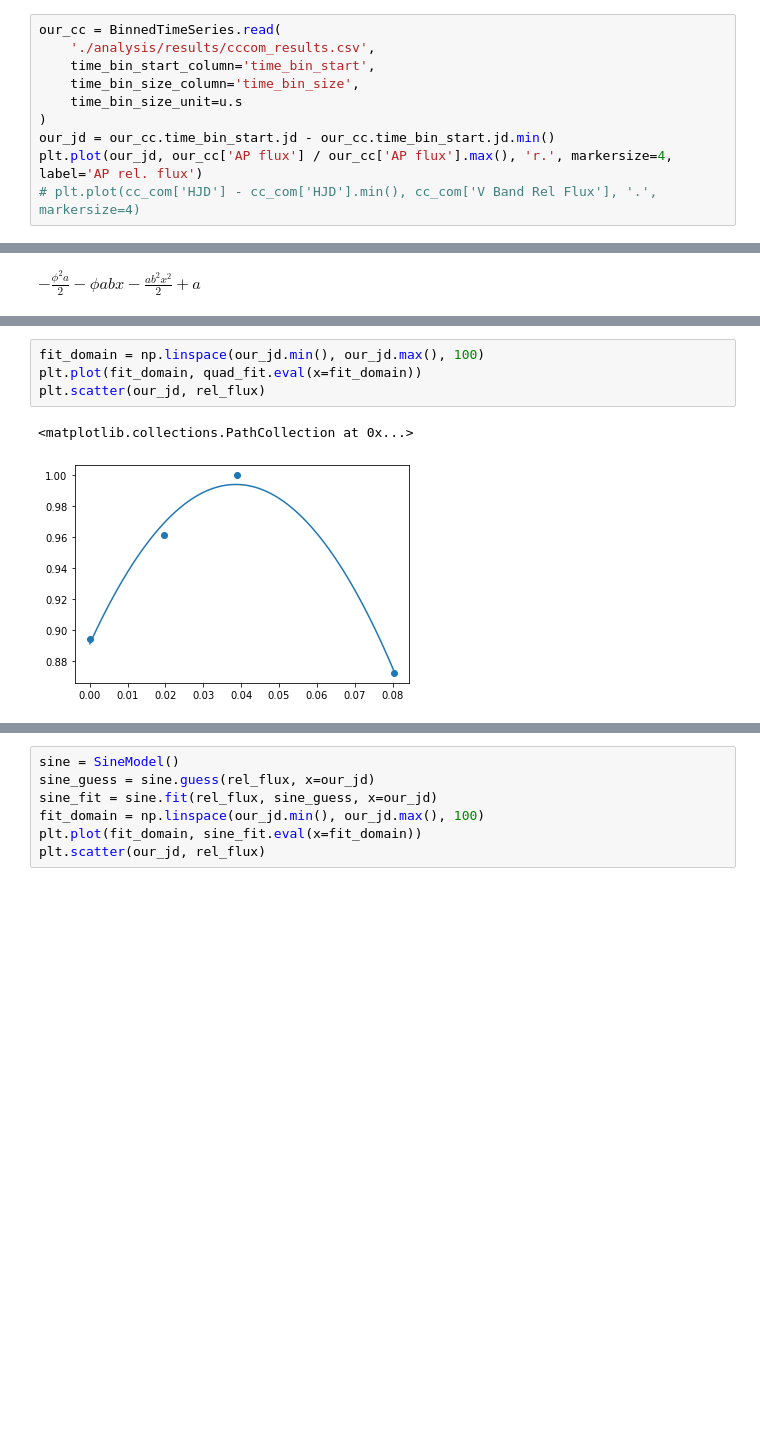
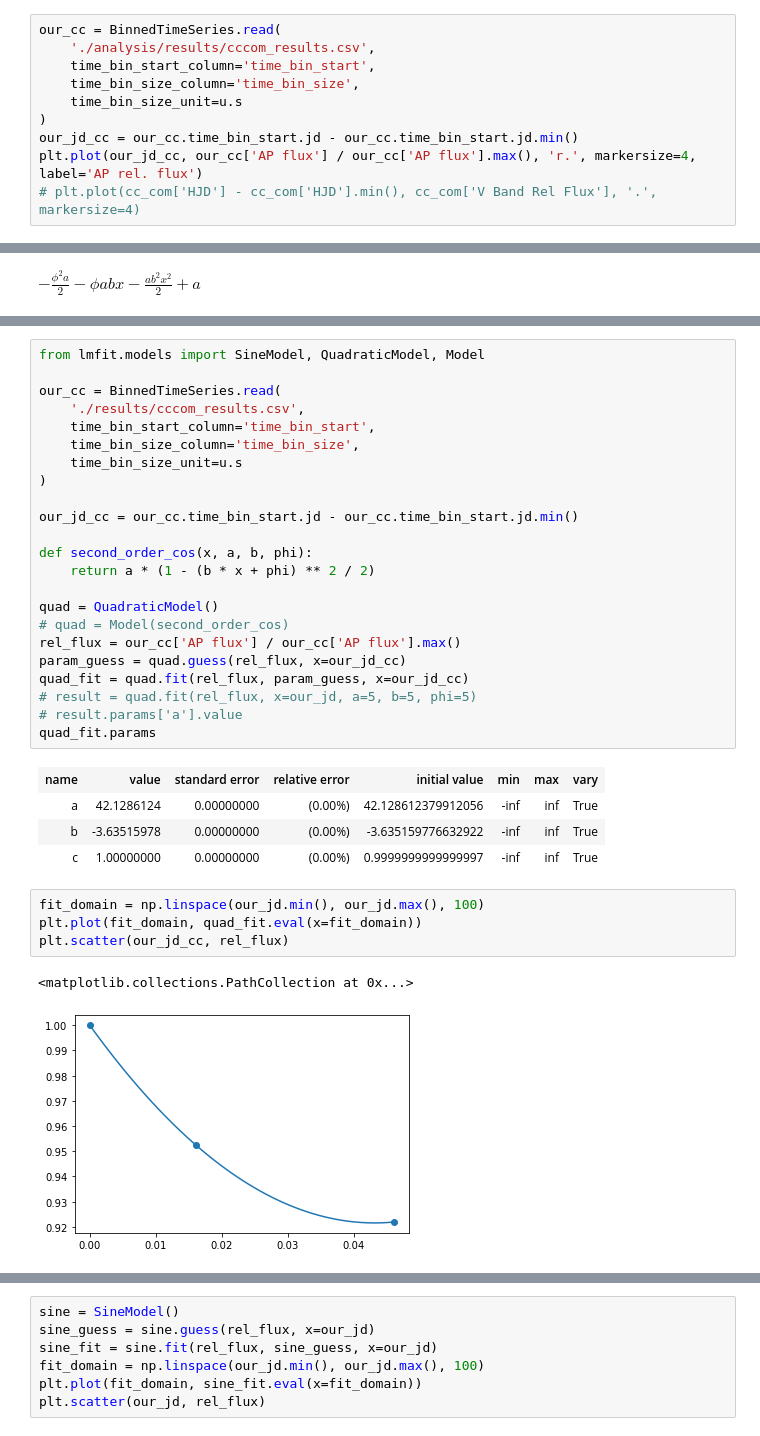
Before and after one commit to matt-ketk/astr-480, a Jupyter notebook: analysis/lightcurve_comparison.ipynb, the cells around one changed output, grey strips where cells are left out. Saved outputs shown, nothing was run; the diff lists cells and outputs as text; blank space fills up the shorter version.

```diff
--- a/analysis/lightcurve_comparison.ipynb
+++ b/analysis/lightcurve_comparison.ipynb
@@ -71,8 +71,8 @@ our_cc = BinnedTimeSeries.read(
     time_bin_size_column='time_bin_size',
     time_bin_size_unit=u.s
 )
-our_jd = our_cc.time_bin_start.jd - our_cc.time_bin_start.jd.min()
-plt.plot(our_jd, our_cc['AP flux'] / our_cc['AP flux'].max(), 'r.', markersize=4, label='AP rel. flux')
+our_jd_cc = our_cc.time_bin_start.jd - our_cc.time_bin_start.jd.min()
+plt.plot(our_jd_cc, our_cc['AP flux'] / our_cc['AP flux'].max(), 'r.', markersize=4, label='AP rel. flux')
 # plt.plot(cc_com['HJD'] - cc_com['HJD'].min(), cc_com['V Band Rel Flux'], '.', markersize=4)
 # %% [output]
 [<matplotlib.lines.Line2D at 0x...>]
@@ -124,11 +133,39 @@ Parameters([('a', <Parameter 'a', value=-69.1035476631917, bounds=[-inf:inf]>),
 | a | -69.1035477 | 7.38807346 | (10.69%) | -69.1035476631917 | -inf | inf | True |
 | b | 5.33532500 | 0.64259541 | (12.04%) | 5.335324996418381 | -inf | inf | True |
 | c | 0.89105929 | 0.01007611 | (1.13%) | 0.8910592917421547 | -inf | inf | True |
+# %%
+from lmfit.models import SineModel, QuadraticModel, Model
+
+our_cc = BinnedTimeSeries.read(
+    './results/cccom_results.csv',
+    time_bin_start_column='time_bin_start',
+    time_bin_size_column='time_bin_size',
+    time_bin_size_unit=u.s
+)
+
+our_jd_cc = our_cc.time_bin_start.jd - our_cc.time_bin_start.jd.min()
+
+def second_order_cos(x, a, b, phi):
+    return a * (1 - (b * x + phi) ** 2 / 2)
+
+quad = QuadraticModel()
+# quad = Model(second_order_cos)
+rel_flux = our_cc['AP flux'] / our_cc['AP flux'].max()
+param_guess = quad.guess(rel_flux, x=our_jd_cc)
+quad_fit = quad.fit(rel_flux, param_guess, x=our_jd_cc)
+# result = quad.fit(rel_flux, x=our_jd, a=5, b=5, phi=5)
+# result.params['a'].value
+quad_fit.params
+# %% [output]
+| name | value | standard error | relative error | initial value | min | max | vary |
+| a | 42.1286124 | 0.00000000 | (0.00%) | 42.128612379912056 | -inf | inf | True |
+| b | -3.63515978 | 0.00000000 | (0.00%) | -3.635159776632922 | -inf | inf | True |
+| c | 1.00000000 | 0.00000000 | (0.00%) | 0.9999999999999997 | -inf | inf | True |
 # %%
 fit_domain = np.linspace(our_jd.min(), our_jd.max(), 100)
 plt.plot(fit_domain, quad_fit.eval(x=fit_domain))
-plt.scatter(our_jd, rel_flux)
+plt.scatter(our_jd_cc, rel_flux)
 # %% [output]
 <matplotlib.collections.PathCollection at 0x...>
-[figure, old version]
+[figure, new version]
 # %%
```
Also changed, not shown: parts of 6 cells of this notebook, 12 other files.
